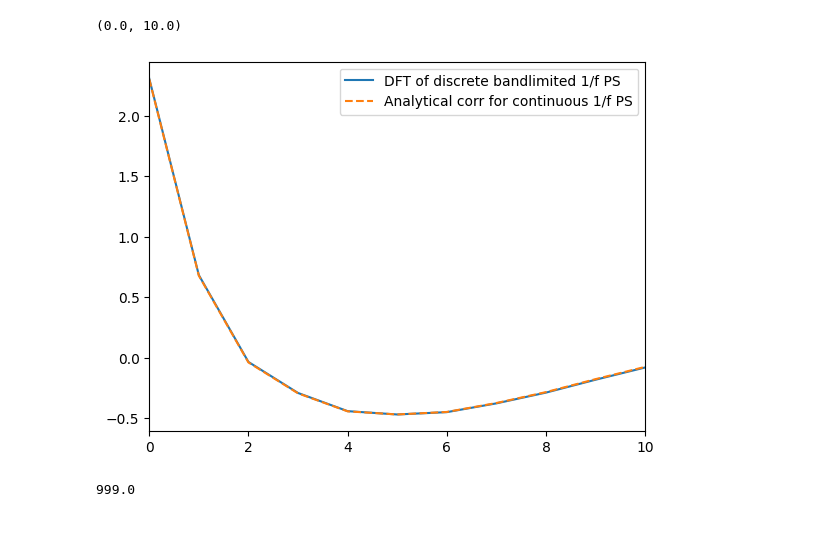
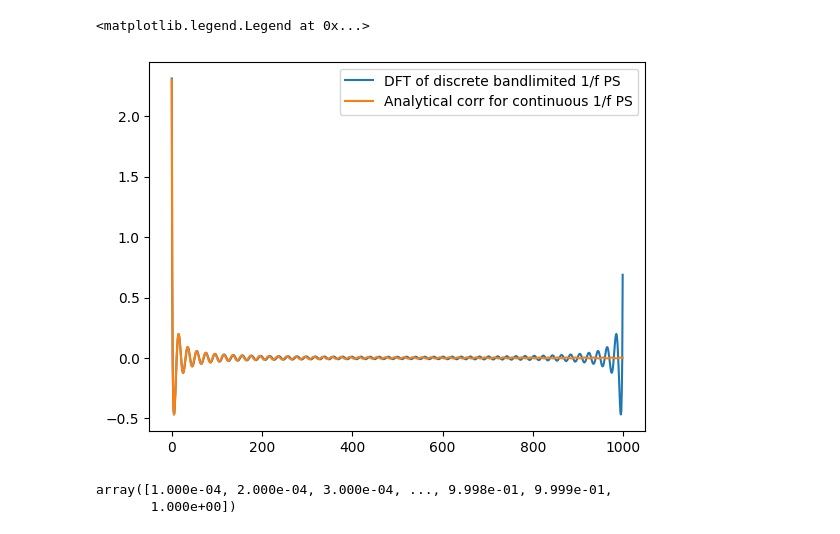
Before and after one commit to mohanagr/braindump, a Jupyter notebook: corr func flicker noise-SVD.ipynb, the cells around one changed output. Cells and saved outputs as stored; diff of their text form; code cells hidden in the pictures.

```diff
--- a/corr func flicker noise-SVD.ipynb
+++ b/corr func flicker noise-SVD.ipynb
@@ -9,10 +10,9 @@ def get_acf(tau,f1,f2):
     s2,c2=sici(2*np.pi*f2*tau)
     return c2-c1
 # %%
-N=2*1000
+N=1000
 # %%
-taus=np.fft.fftfreq(N)*N
-print(taus)
+taus=np.arange(0,N)
 f2=0.5
 f1=0.05
 print(f1*N,f2*N)
@@ -64,13 +36,9 @@ acf_dft=np.fft.irfft(ps)
 # %%
 plt.plot(acf_dft*N/2, label='DFT of discrete bandlimited 1/f PS')
-plt.plot(acf1,ls='--', label='Analytical corr for continuous 1/f PS')
+plt.plot(acf1, label='Analytical corr for continuous 1/f PS')
 plt.legend()
-plt.xlim(0,10)
+# plt.xlim(400,450)
 # %% [output]
-(0.0, 10.0)
+<matplotlib.legend.Legend at 0x...>
-[figure, old version]
+[figure, new version]
-# %%
-taus[N//2-1]
-# %% [output]
-999.0
 # %%
@@ -79,5 +51,9 @@ Cinv=np.linalg.inv(C)
 # %%
-npoints=1000
+npoints=n_future_fine
 dtaus=np.arange(1,npoints+1)/npoints
-coeff_arr = np.zeros((len(dtaus),N//2))
-my_tau = taus[:N//2].copy()
+coeff_arr = np.zeros((len(dtaus),N))
+my_tau = taus.copy()
+dtaus
+# %% [output]
+array([1.000e-04, 2.000e-04, 3.000e-04, ..., 9.998e-01, 9.999e-01,
+       1.000e+00])
```
Also changed, not shown: parts of 38 cells of this notebook, 3 other files.
